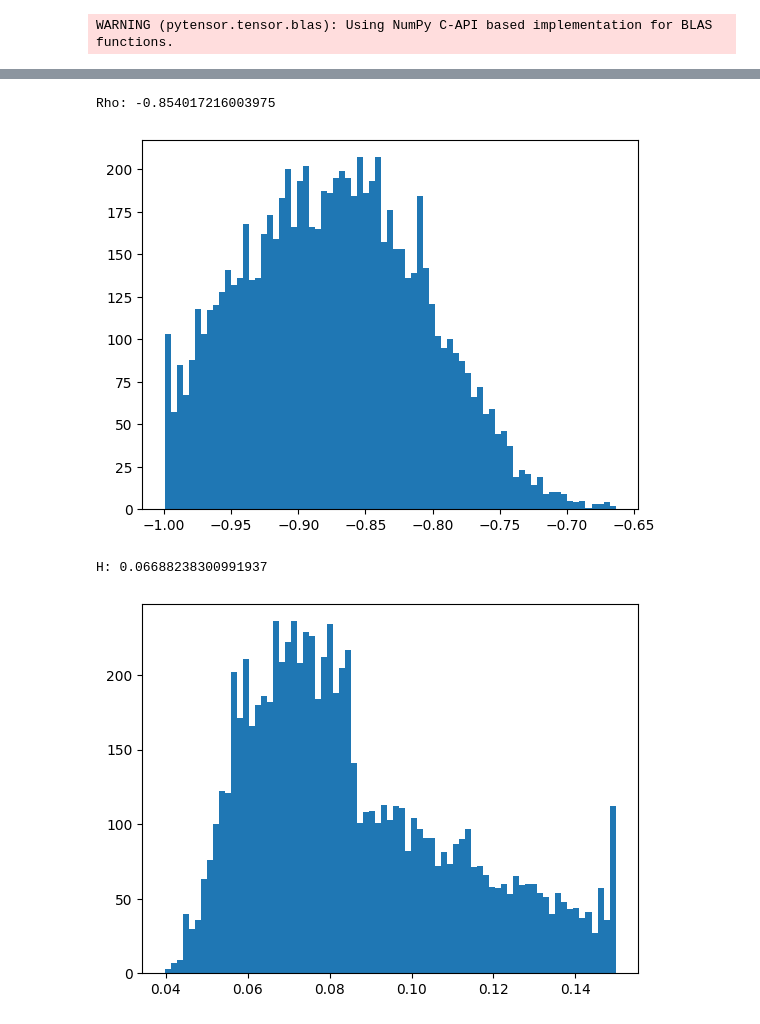
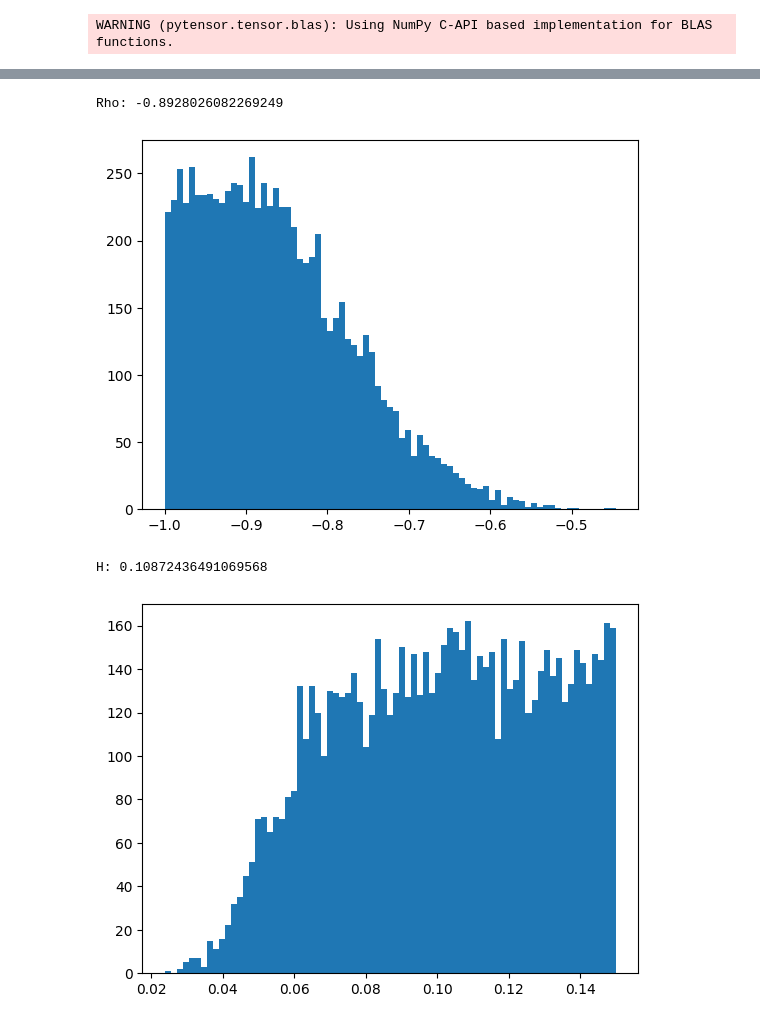
Before and after one commit to LorenzoProserpio/MasterThesisRoughVol, a Jupyter notebook: Calibration/Bayesian rBergomi/Bayesian_rBergomi_global.ipynb, the cells around one changed output, grey strips where cells are left out. Cells and saved outputs as stored; diff of their text form; code cells hidden in the pictures.

```diff
--- a/Calibration/Bayesian rBergomi/Bayesian_rBergomi_global.ipynb
+++ b/Calibration/Bayesian rBergomi/Bayesian_rBergomi_global.ipynb
@@ -39,18 +48,17 @@ def price(S, K, r, q, T):
         p[i] = np.mean(np.maximum(S-K[i],0)*np.exp(-(r-q)*T))
     return p
 # %%
-nr = len(maturities); nc = len(K);
 N = 15000; n = 365;
 steps = np.ceil(n*maturities).astype(int)
 T = maturities[-1]
-np.random.seed(0)
+np.random.seed(index)
 
 p = np.zeros([nr,nc])
 
 for i in range(nr):
     tau = maturities[i]
     for j in range(nc):
-        p[i,j] = bs.BSCall(S0, K[j], tau, rf.r(maturities[i]), iq.q(maturities[i]), IV[i,j])
+        p[i,j] = bs.BSCall(S0, K[j], tau, iD.r(maturities[i], index), iD.q(maturities[i], index), IV[i,j])
 
 true_price = p.flatten()
 # %%
@@ -61,17 +69,17 @@ def f(H, eta, rho, sixe = None):
     alpha = H - 0.5
 
     rB = rBergomi(n, N, T, alpha)
-    xi = vc.variance_curve(rB.t[0])
+    xi = vc.variance_curve(rB.t[0], index)
     dW1 = rB.dW1(); dW2 = rB.dW2();
     Ya = rB.Y(dW1)
     dZ = rB.dZ(dW1, dW2, rho)
     V = rB.V(Ya, xi, eta)
 
-    S = rB.global_S(V, dZ, S0, steps)
+    S = rB.global_S(V, dZ, S0, steps, index)
 
     for i in range(nr):
         aux_T = maturities[i]
-        r = rf.r(aux_T); q = iq.q(aux_T);
+        r = iD.r(aux_T, index); q = iD.q(aux_T, index);
         P[i,:] = price(S[i,:], K, r, q, aux_T)
 
     return P.flatten()
@@ -86,20 +93,22 @@ def f(rng, H, eta, rho, sixe = None):
 
     P = np.zeros([nr, nc])
 
+    np.random.seed(index)
+
     alpha = H - 0.5
 
     rB = rBergomi(n, N, T, alpha)
-    xi = vc.variance_curve(rB.t[0])
+    xi = vc.variance_curve(rB.t[0], index)
     dW1 = rB.dW1(); dW2 = rB.dW2();
     Ya = rB.Y(dW1)
     dZ = rB.dZ(dW1, dW2, rho)
     V = rB.V(Ya, xi, eta)
 
-    S = rB.global_S(V, dZ, S0, steps)
+    S = rB.global_S(V, dZ, S0, steps, index)
 
     for i in range(nr):
         aux_T = maturities[i]
-        r = rf.r(aux_T); q = iq.q(aux_T);
+        r = iD.r(aux_T, index); q = iD.q(aux_T, index);
         P[i,:] = price(S[i,:], K, r, q, aux_T)
 
     return P.flatten()
@@ -108,11 +117,11 @@ start_time = time.time()
 
 with pm.Model() as model_lv:
 
-    H = pm.Uniform("H", lower = 1e-5, upper = 0.15)
+    H = pm.Uniform("H", lower = 1e-5, upper = 0.35)
     eta = pm.Uniform("eta", lower = 1, upper = 5)
     rho = pm.Uniform("rho", lower = -1, upper = -1e-5)
 
-    sim = pm.Simulator("sim", f, params = (H, eta, rho), epsilon = 10, observed = true_price)
+    sim = pm.Simulator("sim", f, params = (H, eta, rho), epsilon = 20, observed = true_price)
 
     idata_lv = pm.sample_smc(draws = 2000, chains = 4, progressbar=False)
 
@@ -137,20 +146,20 @@ eta = np.array(pd.DataFrame(idata_lv.posterior.eta)).flatten()
 a = plt.hist(rho, bins = 75)
 
 x = (a[1][:-1] + a[1][1:])/2; y = a[0]
-x_max = x[np.argmax(y)]
+x_max = (x[np.argmax(y)]+x[np.argmax(y)+1])/2
 print("Rho:", x_max)
 # %% [output]
-Rho: -0.854017216003975
+Rho: -0.8928026082269249
-[figure, old version]
+[figure, new version]
 # %%
 a = plt.hist(H, bins = 75)
 
 x = (a[1][:-1] + a[1][1:])/2; y = a[0]
-x_max = x[np.argmax(y)]
+x_max = (x[np.argmax(y)]+x[np.argmax(y)+1])/2
 print("H:", x_max)
 # %% [output]
-H: 0.06688238300991937
+H: 0.10872436491069568
-[figure, old version]
+[figure, new version]
 # %%
 a = plt.hist(eta, bins = 75)
 
```
Also changed, not shown: parts of 8 cells of this notebook, 15 other files.
